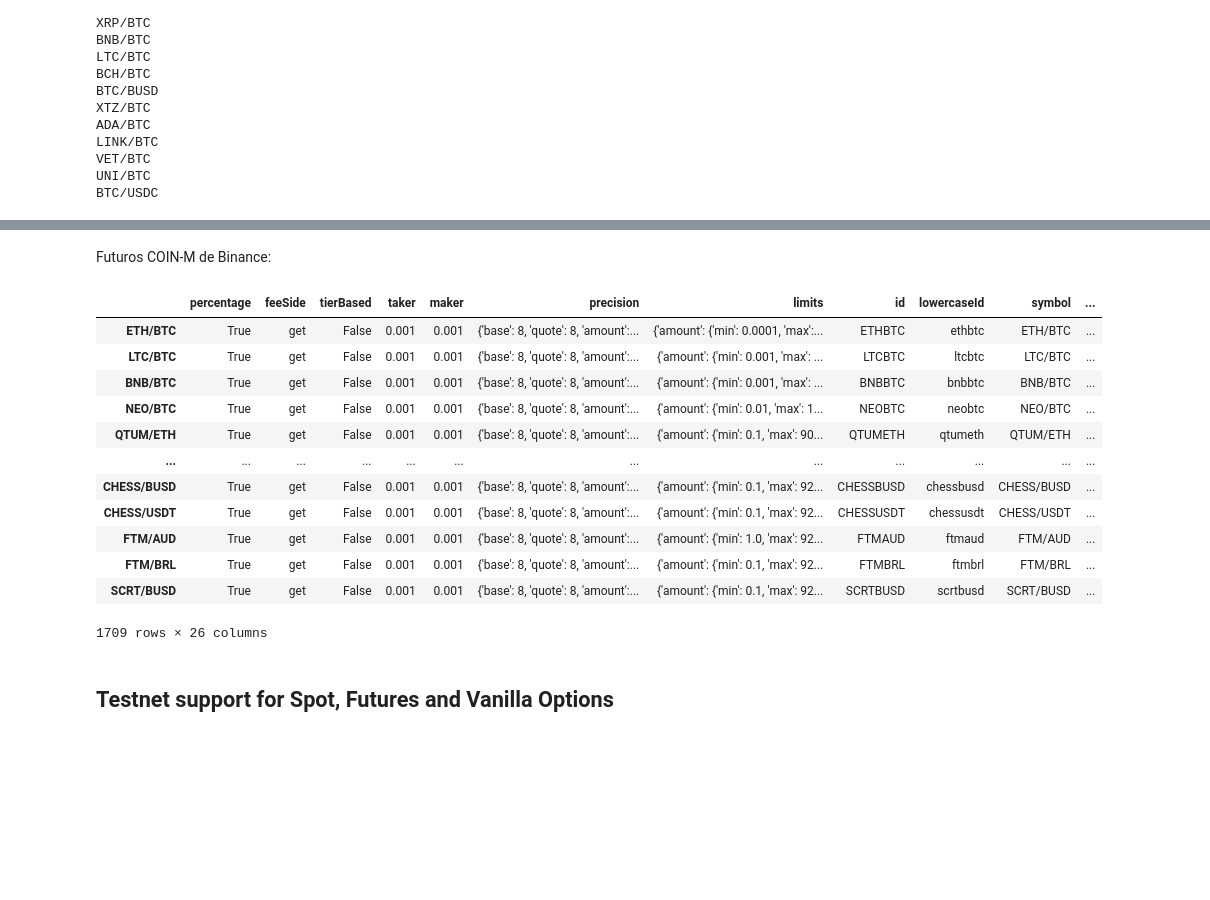
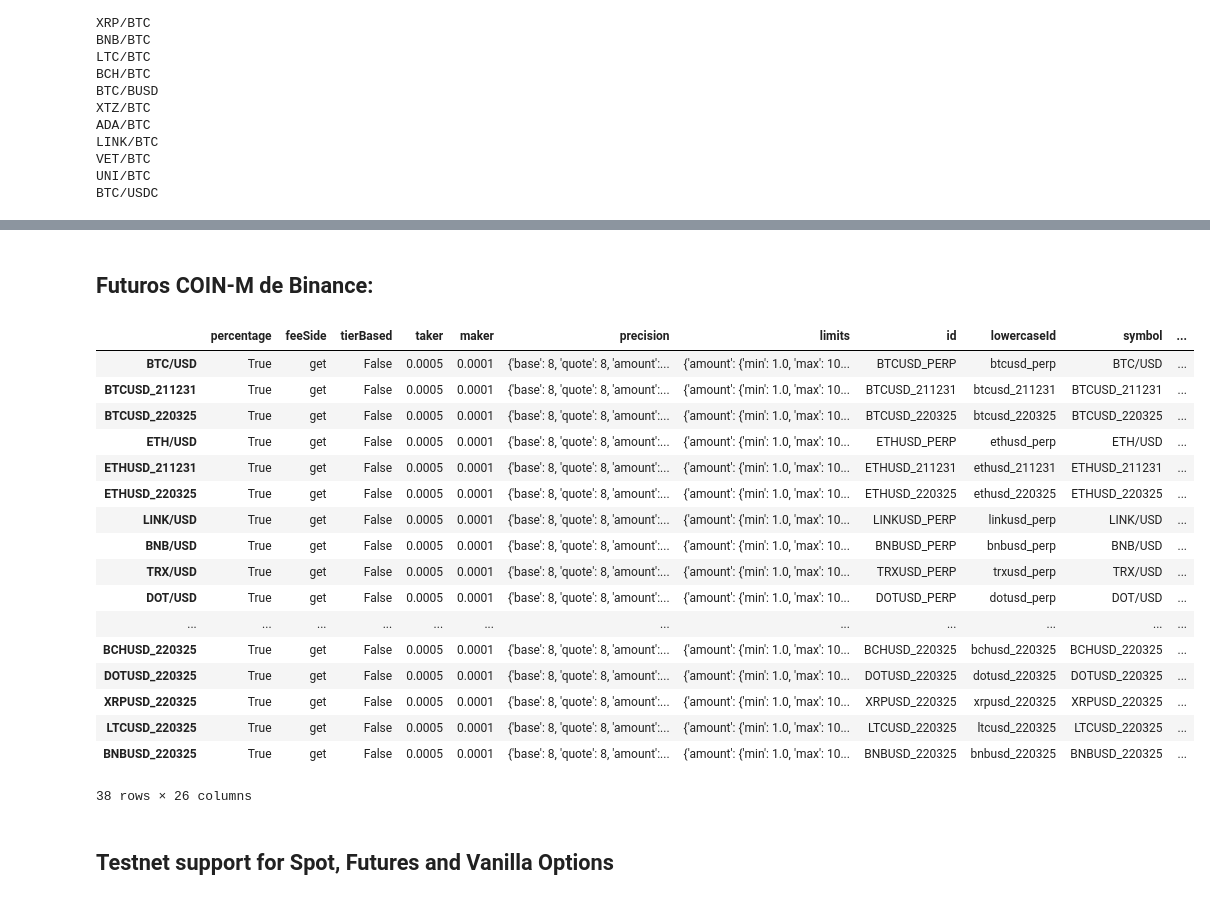
Before and after one commit to erickmendozag/O2021-PAP, a Jupyter notebook: Derivados y DeFi/Derivados y DeFi.ipynb, the cells around one changed output, grey strips where cells are left out. Drawn from its saved outputs; the diff is of its cells as text; code cells hidden in the pictures; blank space fills up the shorter version.

```diff
--- a/Derivados y DeFi/Derivados y DeFi.ipynb
+++ b/Derivados y DeFi/Derivados y DeFi.ipynb
@@ -180,24 +242,29 @@ for candle in ohlc:
 # %% [markdown]
-Futuros COIN-M de Binance:
+## Futuros COIN-M de Binance:
 # %%
-binanceus = ccxt.binanceus()
-binanceus.options = {'defaultType': 'delivery', 'adjustForTimeDifference': True}
+binance = ccxt.binance()
+binance.options = {'defaultType': 'delivery', 'adjustForTimeDifference': True}
 
 securities = pd.DataFrame(binance.load_markets()).transpose()
 securities
 # %% [output]
 |  | percentage | feeSide | tierBased | taker | maker | precision | limits | id | lowercaseId | symbol | ... |
-| ETH/BTC | True | get | False | 0.001 | 0.001 | {'base': 8, 'quote': 8, 'amount':... | {'amount': {'min': 0.0001, 'max':... | ETHBTC | ethbtc | ETH/BTC | ... |
-| LTC/BTC | True | get | False | 0.001 | 0.001 | {'base': 8, 'quote': 8, 'amount':... | {'amount': {'min': 0.001, 'max': ... | LTCBTC | ltcbtc | LTC/BTC | ... |
-| BNB/BTC | True | get | False | 0.001 | 0.001 | {'base': 8, 'quote': 8, 'amount':... | {'amount': {'min': 0.001, 'max': ... | BNBBTC | bnbbtc | BNB/BTC | ... |
-| NEO/BTC | True | get | False | 0.001 | 0.001 | {'base': 8, 'quote': 8, 'amount':... | {'amount': {'min': 0.01, 'max': 1... | NEOBTC | neobtc | NEO/BTC | ... |
-| QTUM/ETH | True | get | False | 0.001 | 0.001 | {'base': 8, 'quote': 8, 'amount':... | {'amount': {'min': 0.1, 'max': 90... | QTUMETH | qtumeth | QTUM/ETH | ... |
+| BTC/USD | True | get | False | 0.0005 | 0.0001 | {'base': 8, 'quote': 8, 'amount':... | {'amount': {'min': 1.0, 'max': 10... | BTCUSD_PERP | btcusd_perp | BTC/USD | ... |
+| BTCUSD_211231 | True | get | False | 0.0005 | 0.0001 | {'base': 8, 'quote': 8, 'amount':... | {'amount': {'min': 1.0, 'max': 10... | BTCUSD_211231 | btcusd_211231 | BTCUSD_211231 | ... |
+| BTCUSD_220325 | True | get | False | 0.0005 | 0.0001 | {'base': 8, 'quote': 8, 'amount':... | {'amount': {'min': 1.0, 'max': 10... | BTCUSD_220325 | btcusd_220325 | BTCUSD_220325 | ... |
+| ETH/USD | True | get | False | 0.0005 | 0.0001 | {'base': 8, 'quote': 8, 'amount':... | {'amount': {'min': 1.0, 'max': 10... | ETHUSD_PERP | ethusd_perp | ETH/USD | ... |
+| ETHUSD_211231 | True | get | False | 0.0005 | 0.0001 | {'base': 8, 'quote': 8, 'amount':... | {'amount': {'min': 1.0, 'max': 10... | ETHUSD_211231 | ethusd_211231 | ETHUSD_211231 | ... |
+| ETHUSD_220325 | True | get | False | 0.0005 | 0.0001 | {'base': 8, 'quote': 8, 'amount':... | {'amount': {'min': 1.0, 'max': 10... | ETHUSD_220325 | ethusd_220325 | ETHUSD_220325 | ... |
+| LINK/USD | True | get | False | 0.0005 | 0.0001 | {'base': 8, 'quote': 8, 'amount':... | {'amount': {'min': 1.0, 'max': 10... | LINKUSD_PERP | linkusd_perp | LINK/USD | ... |
+| BNB/USD | True | get | False | 0.0005 | 0.0001 | {'base': 8, 'quote': 8, 'amount':... | {'amount': {'min': 1.0, 'max': 10... | BNBUSD_PERP | bnbusd_perp | BNB/USD | ... |
+| TRX/USD | True | get | False | 0.0005 | 0.0001 | {'base': 8, 'quote': 8, 'amount':... | {'amount': {'min': 1.0, 'max': 10... | TRXUSD_PERP | trxusd_perp | TRX/USD | ... |
+| DOT/USD | True | get | False | 0.0005 | 0.0001 | {'base': 8, 'quote': 8, 'amount':... | {'amount': {'min': 1.0, 'max': 10... | DOTUSD_PERP | dotusd_perp | DOT/USD | ... |
 | ... | ... | ... | ... | ... | ... | ... | ... | ... | ... | ... | ... |
-| CHESS/BUSD | True | get | False | 0.001 | 0.001 | {'base': 8, 'quote': 8, 'amount':... | {'amount': {'min': 0.1, 'max': 92... | CHESSBUSD | chessbusd | CHESS/BUSD | ... |
-| CHESS/USDT | True | get | False | 0.001 | 0.001 | {'base': 8, 'quote': 8, 'amount':... | {'amount': {'min': 0.1, 'max': 92... | CHESSUSDT | chessusdt | CHESS/USDT | ... |
-| FTM/AUD | True | get | False | 0.001 | 0.001 | {'base': 8, 'quote': 8, 'amount':... | {'amount': {'min': 1.0, 'max': 92... | FTMAUD | ftmaud | FTM/AUD | ... |
-| FTM/BRL | True | get | False | 0.001 | 0.001 | {'base': 8, 'quote': 8, 'amount':... | {'amount': {'min': 0.1, 'max': 92... | FTMBRL | ftmbrl | FTM/BRL | ... |
-| SCRT/BUSD | True | get | False | 0.001 | 0.001 | {'base': 8, 'quote': 8, 'amount':... | {'amount': {'min': 0.1, 'max': 92... | SCRTBUSD | scrtbusd | SCRT/BUSD | ... |
+| BCHUSD_220325 | True | get | False | 0.0005 | 0.0001 | {'base': 8, 'quote': 8, 'amount':... | {'amount': {'min': 1.0, 'max': 10... | BCHUSD_220325 | bchusd_220325 | BCHUSD_220325 | ... |
+| DOTUSD_220325 | True | get | False | 0.0005 | 0.0001 | {'base': 8, 'quote': 8, 'amount':... | {'amount': {'min': 1.0, 'max': 10... | DOTUSD_220325 | dotusd_220325 | DOTUSD_220325 | ... |
+| XRPUSD_220325 | True | get | False | 0.0005 | 0.0001 | {'base': 8, 'quote': 8, 'amount':... | {'amount': {'min': 1.0, 'max': 10... | XRPUSD_220325 | xrpusd_220325 | XRPUSD_220325 | ... |
+| LTCUSD_220325 | True | get | False | 0.0005 | 0.0001 | {'base': 8, 'quote': 8, 'amount':... | {'amount': {'min': 1.0, 'max': 10... | LTCUSD_220325 | ltcusd_220325 | LTCUSD_220325 | ... |
+| BNBUSD_220325 | True | get | False | 0.0005 | 0.0001 | {'base': 8, 'quote': 8, 'amount':... | {'amount': {'min': 1.0, 'max': 10... | BNBUSD_220325 | bnbusd_220325 | BNBUSD_220325 | ... |
-1709 rows × 26 columns
+38 rows × 26 columns
 # %% [markdown]
 ## Testnet support for Spot, Futures and Vanilla Options
```
Also changed, not shown: parts of 12 cells of this notebook.
